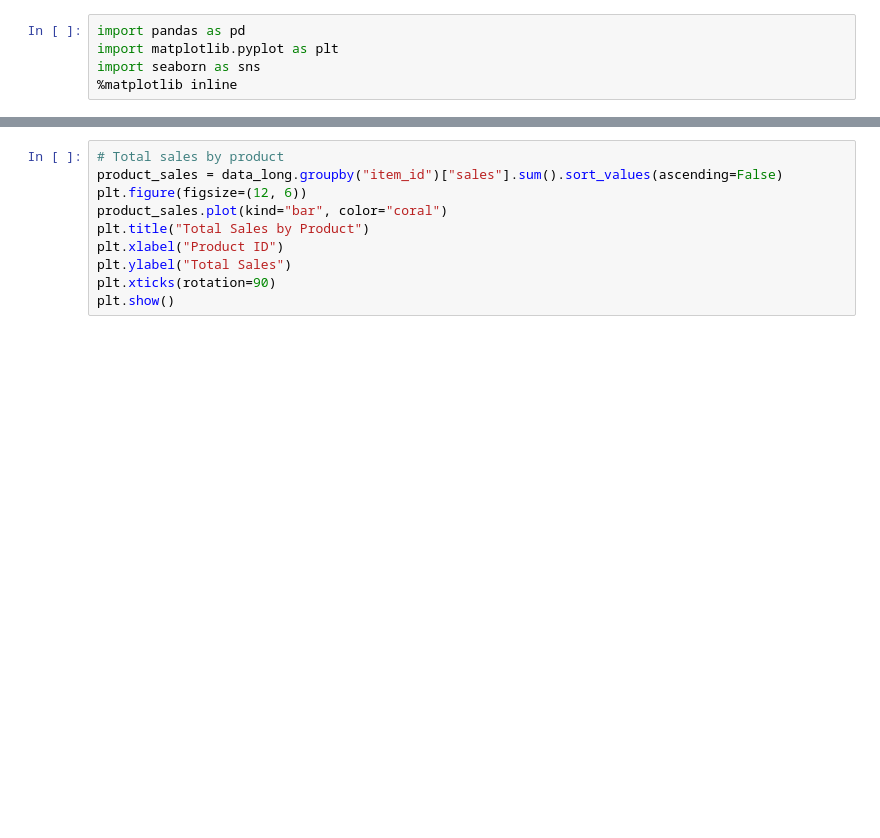
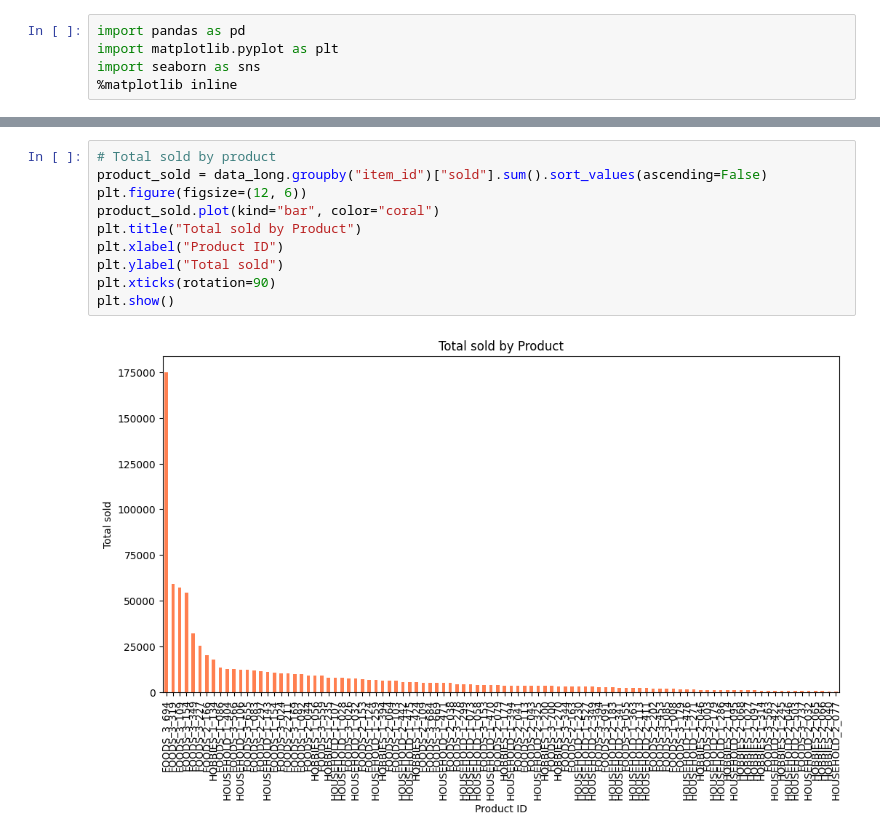
Before and after one commit to rawansr7/supply_chain, a Jupyter notebook: analysis/explore_data.ipynb, the cells around one changed output, grey strips where cells are left out. Cells and saved outputs as stored; diff of their text form; blank space fills up the shorter version.

```diff
--- a/analysis/explore_data.ipynb
+++ b/analysis/explore_data.ipynb
@@ -45,11 +60,13 @@ plt.show()
 # %%
-# Total sales by product
-product_sales = data_long.groupby("item_id")["sales"].sum().sort_values(ascending=False)
+# Total sold by product
+product_sold = data_long.groupby("item_id")["sold"].sum().sort_values(ascending=False)
 plt.figure(figsize=(12, 6))
-product_sales.plot(kind="bar", color="coral")
-plt.title("Total Sales by Product")
+product_sold.plot(kind="bar", color="coral")
+plt.title("Total sold by Product")
 plt.xlabel("Product ID")
-plt.ylabel("Total Sales")
+plt.ylabel("Total sold")
 plt.xticks(rotation=90)
 plt.show()
+# %% [output]
+[figure, added]
 # %%
```
Also changed, not shown: parts of 12 cells of this notebook, 21 other files.
